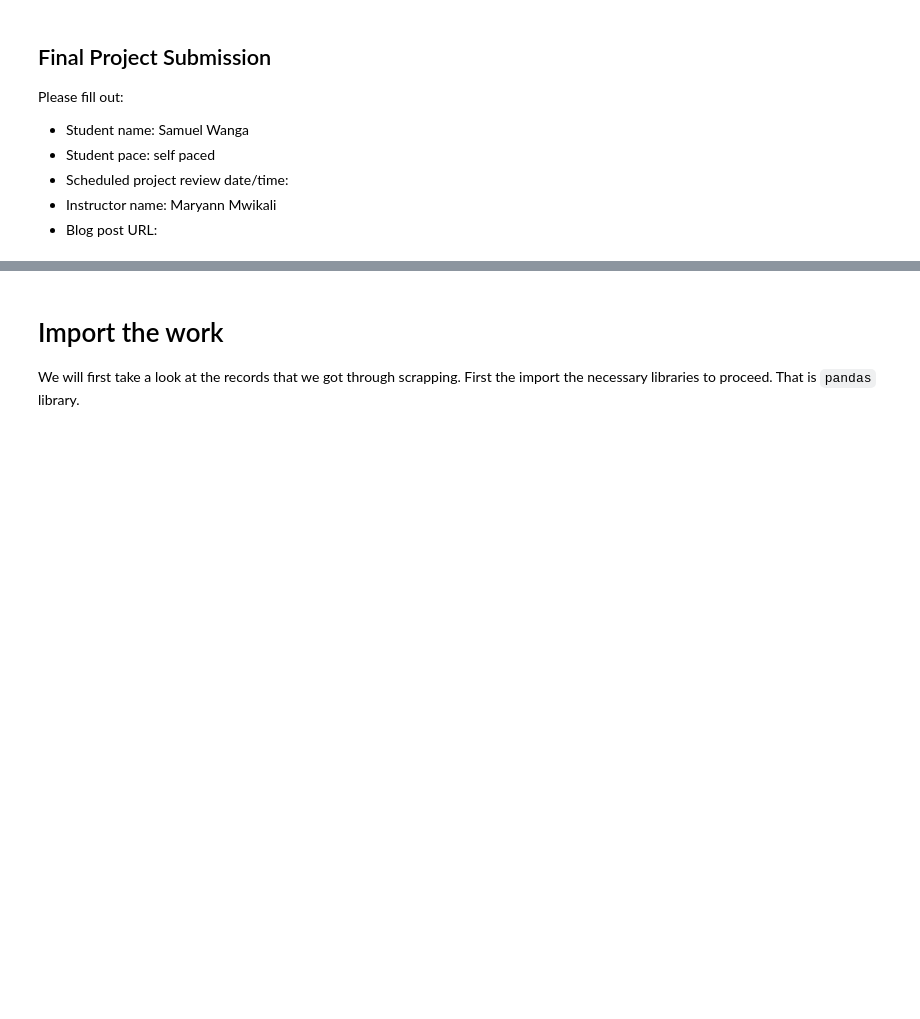
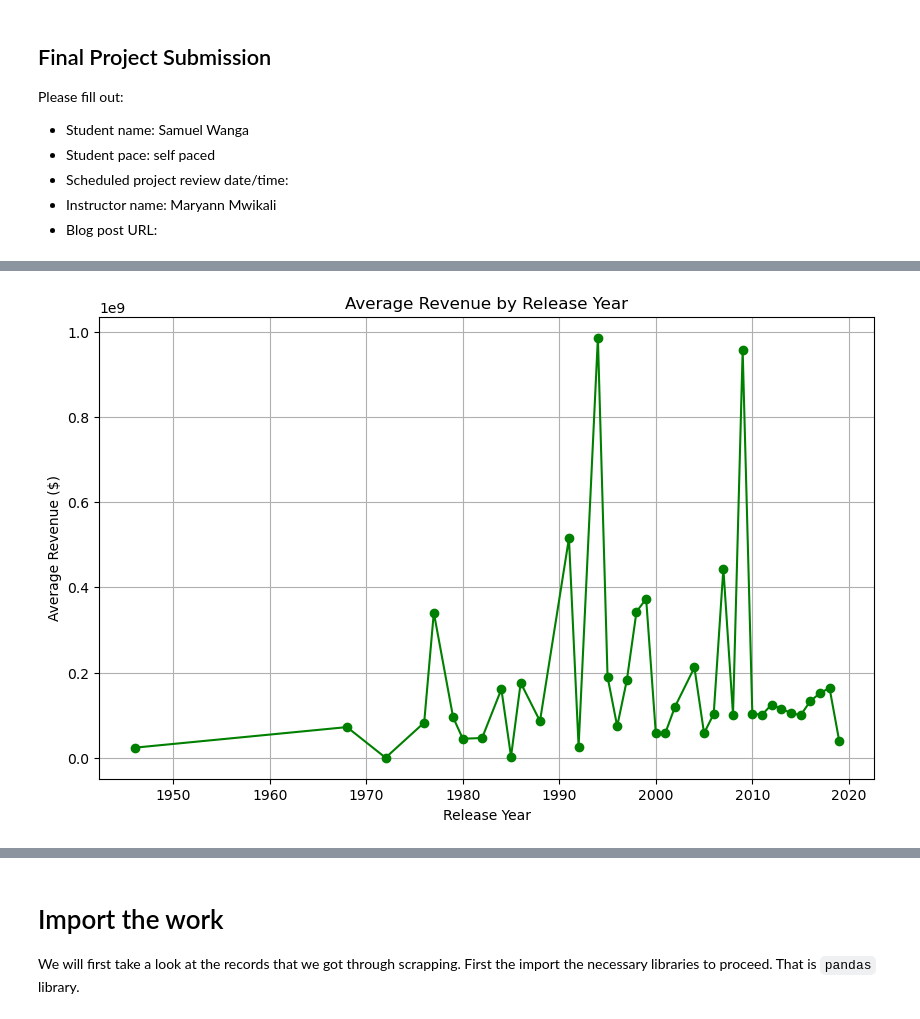
Before and after one commit to SamuelWanga/PHASES, a Jupyter notebook: student.ipynb, the cells around one changed output, grey strips where cells are left out. Drawn from its saved outputs; the diff is of its cells as text; code cells hidden in the pictures; blank space fills up the shorter version.

```diff
--- a/student.ipynb
+++ b/student.ipynb
@@ -19,0 +313,17 @@ This project analyzes data from The Numbers to help Microsoft decide on movie id
+# %%
+# Convert release_date to datetime format
+combined_df['release_date'] = pd.to_datetime(combined_df['release_date'])
+
+# Group by release year and calculate average revenue
+average_revenue_by_year = combined_df.groupby(combined_df['release_date'].dt.year)['worldwide_gross'].mean()
+
+# Plot line plot for average revenue by release year
+plt.figure(figsize=(10, 6))
+plt.plot(average_revenue_by_year.index, average_revenue_by_year.values, marker='o', color='green')
+plt.title('Average Revenue by Release Year')
+plt.xlabel('Release Year')
+plt.ylabel('Average Revenue ($)')
+plt.grid(True)
+plt.show()
+# %% [output]
+[figure, added]
```
Also changed, not shown: parts of 97 cells of this notebook.
